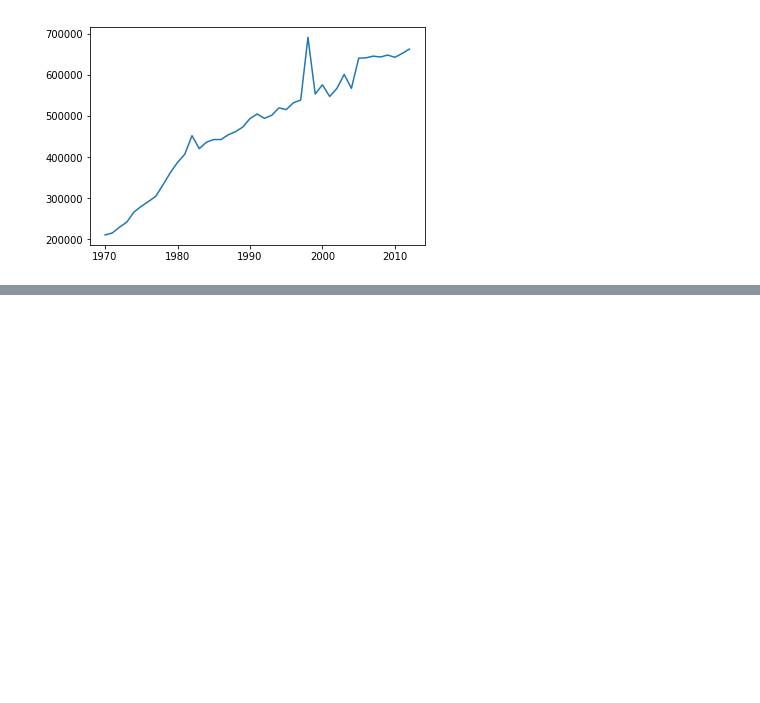
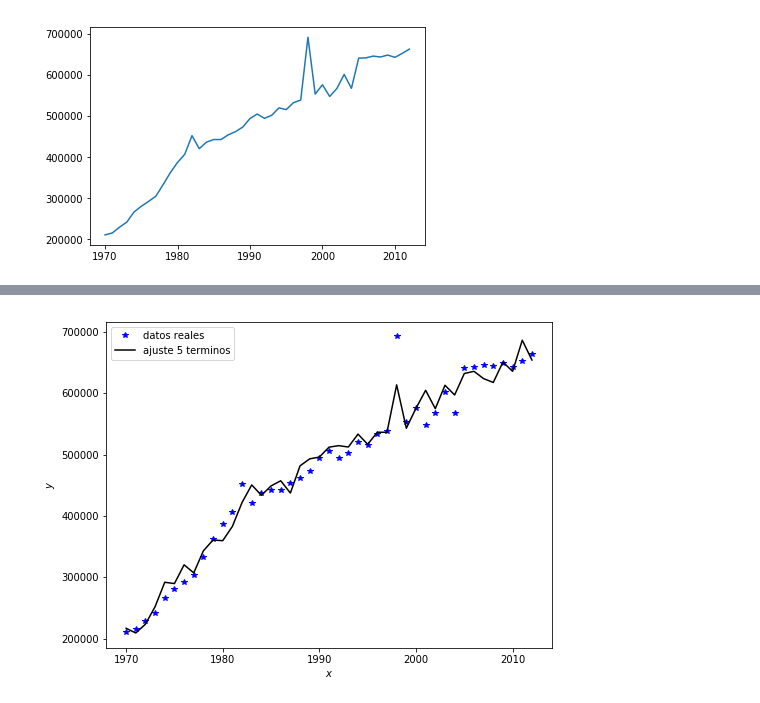
Before and after one commit to AndreaOrtizM/ProyectoModulo3_OrtizA_AcostaE_ChiquitoE, a Jupyter notebook: ProyectoModulo3_OrtizA_AcostaE_ChiquitoE.ipynb, the cells around one changed output, grey strips where cells are left out. Saved outputs shown, nothing was run; the diff lists cells and outputs as text; code cells hidden in the pictures; blank space fills up the shorter version.

Commit message:
Ajuste de curva con Ridge

```diff
--- a/ProyectoModulo3_OrtizA_AcostaE_ChiquitoE.ipynb
+++ b/ProyectoModulo3_OrtizA_AcostaE_ChiquitoE.ipynb
@@ -17,3 +18,6 @@ plt.plot(x,y)
 plt.show()
 # %% [output]
 [figure]
+# %%
+beta = pyomo_utilities.curve_polyfit(x, y, 25)
+yhat = beta.dot(np.array([x**i for i in range(26)]))
@@ -19,0 +42,10 @@ plt.show()
+# %%
+plt.figure(figsize = (8,6))
+plt.plot(x, y, '*b', label = 'datos reales')
+plt.plot(x, yhat, '-k', label = 'ajuste 5 terminos')
+plt.legend(loc = 'best')
+plt.xlabel('$x$')
+plt.ylabel('$y$')
+plt.show()
+# %% [output]
+[figure, added]
```
Also changed, not shown: parts of 4 cells of this notebook.
